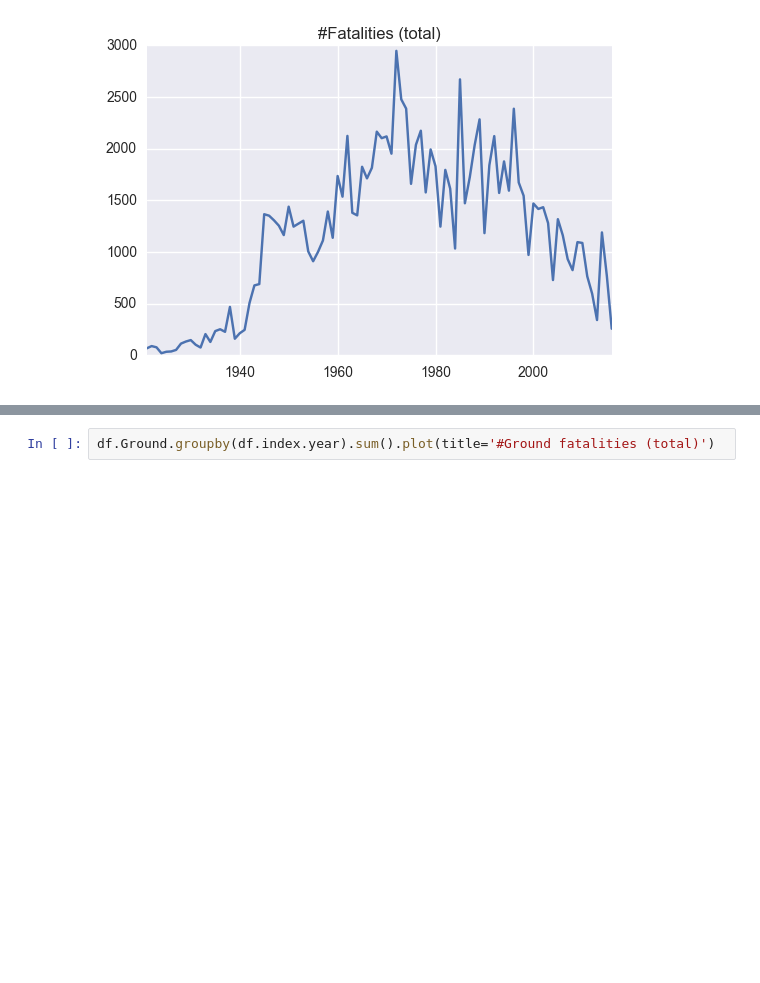
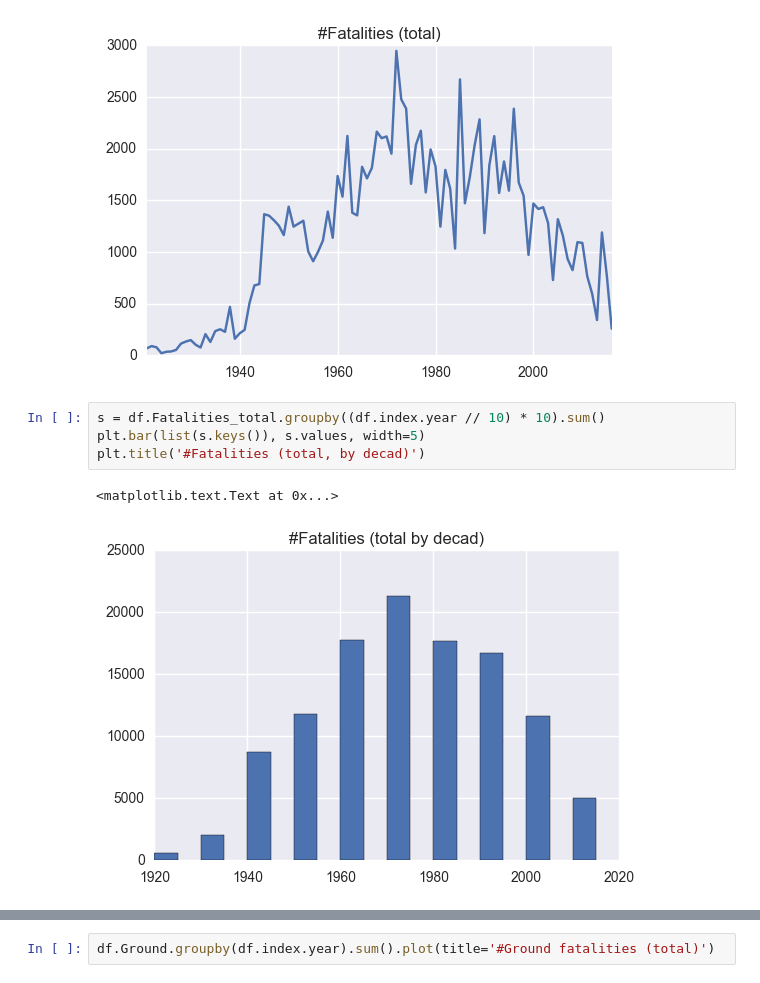
Before and after one commit to DanilBaibak/crash_planes, a Jupyter notebook: planecrashinfo.ipynb, the cells around one changed output, grey strips where cells are left out. Saved outputs shown, nothing was run; the diff lists cells and outputs as text; blank space fills up the shorter version.

```diff
--- a/planecrashinfo.ipynb
+++ b/planecrashinfo.ipynb
@@ -99,3 +107,10 @@ df.Fatalities_total.groupby(df.index.year).sum().plot(title='#Fatalities (total)
 # %% [output]
 <matplotlib.axes._subplots.AxesSubplot at 0x...>
 [figure]
+# %%
+s = df.Fatalities_total.groupby((df.index.year // 10) * 10).sum()
+plt.bar(list(s.keys()), s.values, width=5)
+plt.title('#Fatalities (total, by decad)')
+# %% [output]
+<matplotlib.text.Text at 0x...>
+[figure, added]
```
Also changed, not shown: parts of 5 cells of this notebook.
